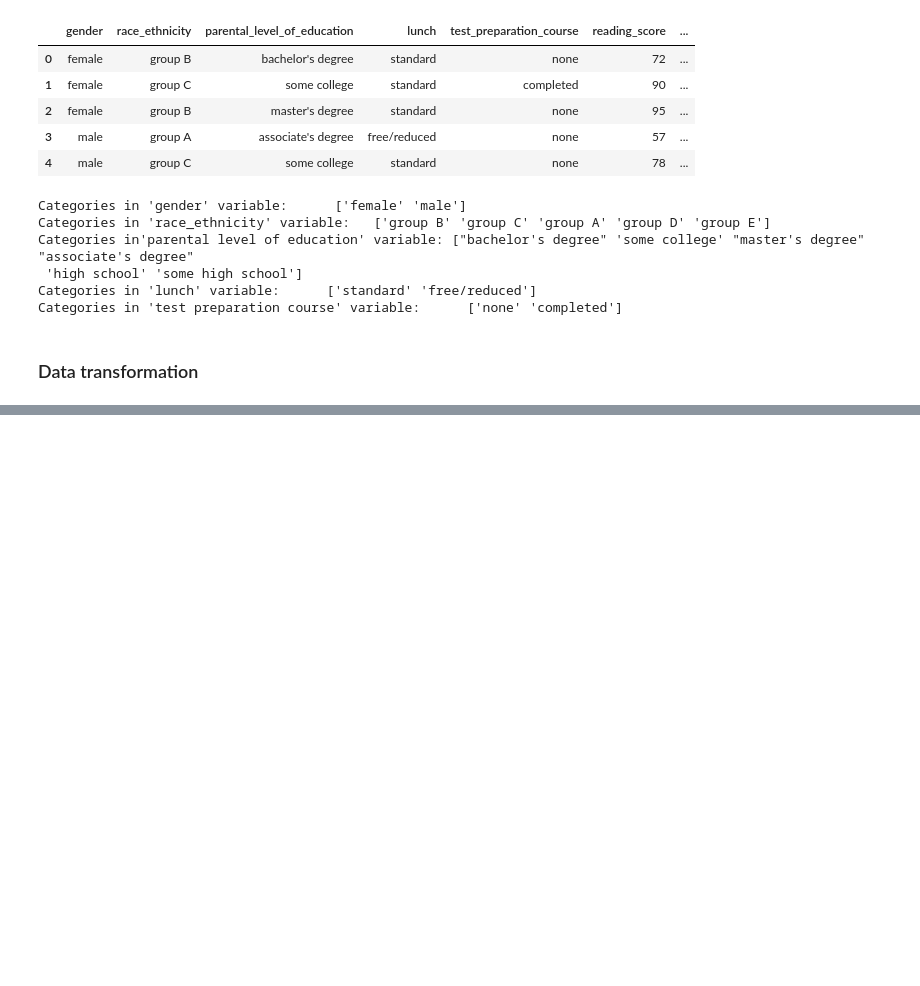
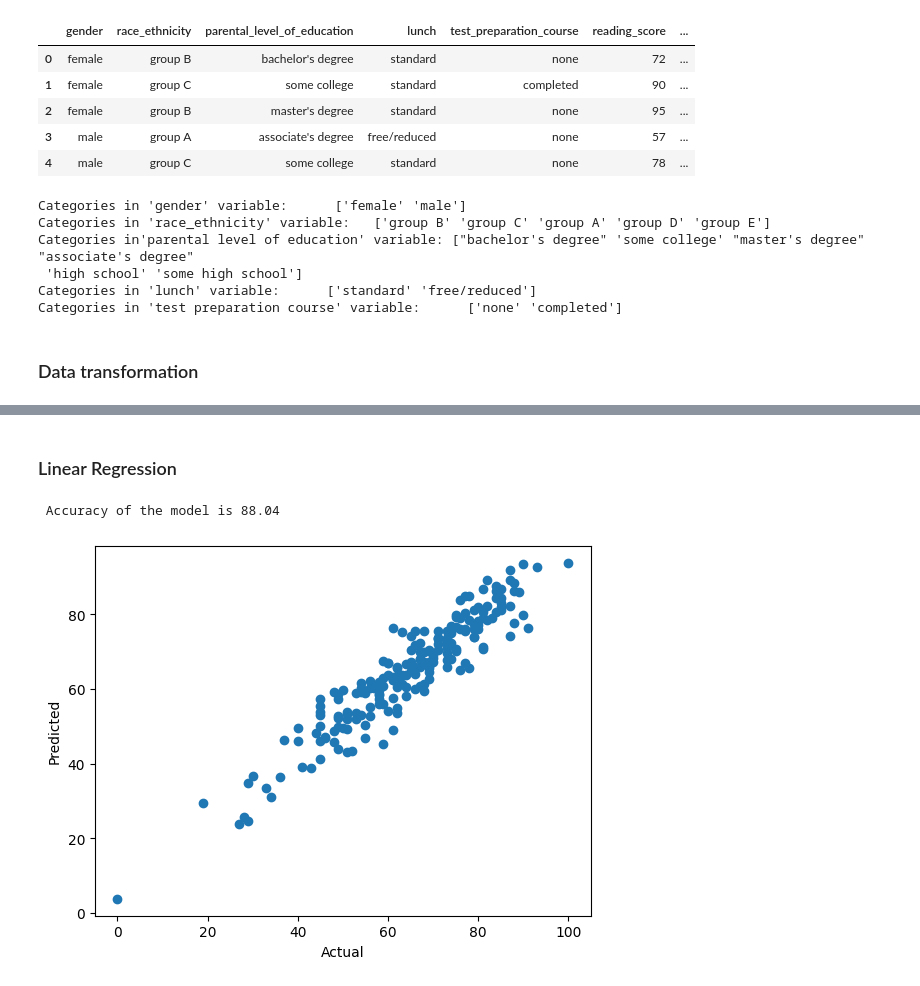
Before and after one commit to Chirag314/mlproject1, a Jupyter notebook: notebook/MODEL TRAINING.ipynb, the cells around one changed output, grey strips where cells are left out. Drawn from its saved outputs; the diff is of its cells as text; code cells hidden in the pictures; blank space fills up the shorter version.

```diff
--- a/notebook/MODEL TRAINING.ipynb
+++ b/notebook/MODEL TRAINING.ipynb
@@ -106,0 +113,7 @@ preprocessor = ColumnTransformer(
+# %%
+y = df['math_score']
+# %%
+# Splitting the data into training and testing data
+from sklearn.model_selection import train_test_split
+X_train, X_test, y_train, y_test = train_test_split(X, y, test_size=0.2, random_state=42)
+X_train.shape, X_test.shape
@@ -106,0 +124,7 @@ preprocessor = ColumnTransformer(
+# %%
+def evaluate_model(true,predicted):
+    mae=mean_absolute_error(true,predicted)
+    mse=mean_squared_error(true,predicted)
+    rmse=np.sqrt(mse)
+    r2score=r2_score(true,predicted)
+    return mae,rmse,r2score
@@ -106,0 +209,16 @@ preprocessor = ColumnTransformer(
+# %% [markdown]
+### Linear Regression
+# %%
+lin_model = LinearRegression(fit_intercept=True)
+lin_model = lin_model.fit(X_train, y_train)
+y_pred = lin_model.predict(X_test)
+score = r2_score(y_test, y_pred)*100
+print(" Accuracy of the model is %.2f" %score)
+# %% [output]
+ Accuracy of the model is 88.04
+# %%
+plt.scatter(y_test,y_pred);
+plt.xlabel('Actual');
+plt.ylabel('Predicted');
+# %% [output]
+[figure, added]
```
Also changed, not shown: parts of 10 cells of this notebook, 17 other files.
